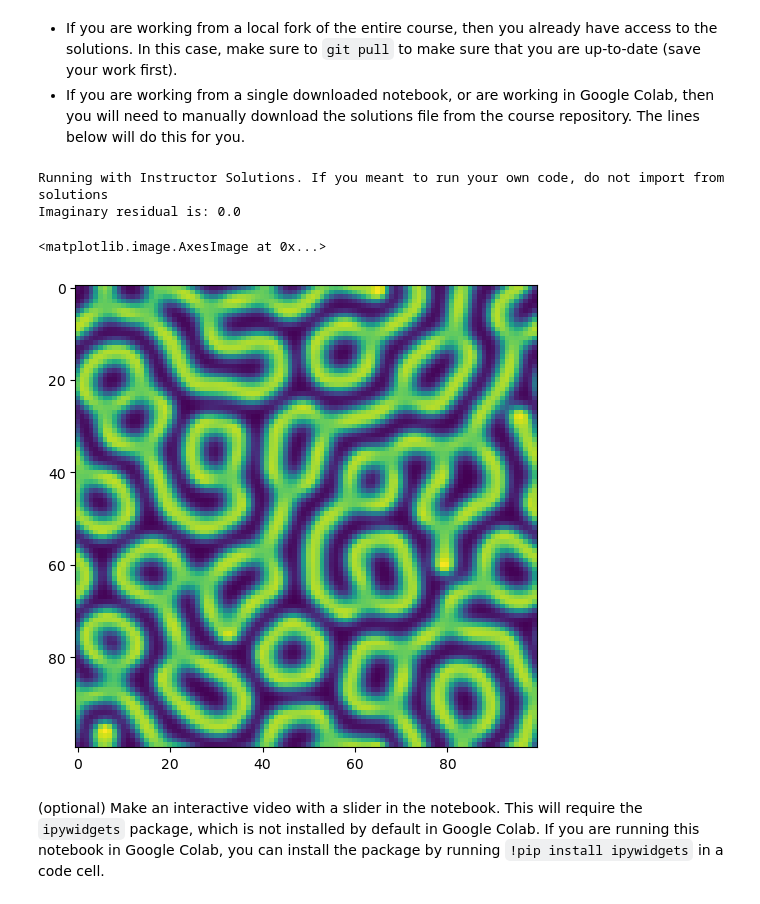
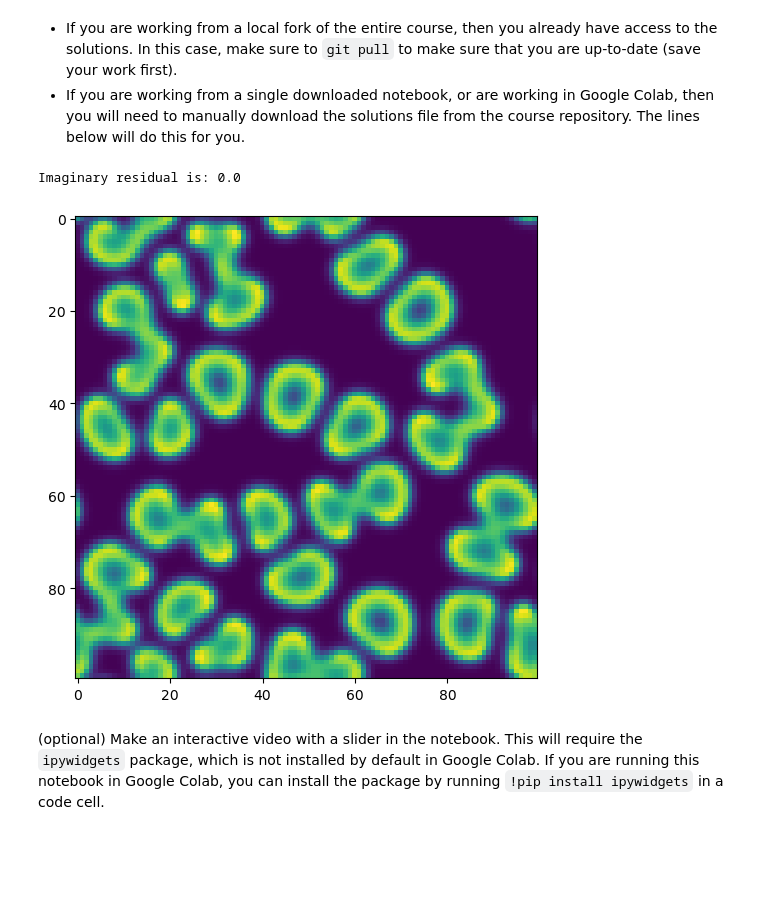
Before and after one commit to starmallow/PHY_329, a Jupyter notebook: HW05_pde_turing.ipynb, the cells around one changed output. Cells and saved outputs as stored; diff of their text form; code cells hidden in the pictures; blank space fills up the shorter version.

```diff
--- a/HW05_pde_turing.ipynb
+++ b/HW05_pde_turing.ipynb
@@ -600,24 +523,23 @@ GrayScott = ns['GrayScott']
 # %%
 ## Create initial conditions
 np.random.seed(0)
 u_ic = 0.5 +  1.5 * np.random.random((100, 100))
 v_ic = 1 - np.copy(u_ic)
 
 ## Run simulation
-model = GrayScott(*u_ic.shape)
-tpts, sol = model.solve([u_ic, v_ic], 0, 5000, 500)
+model = GrayScott(*u_ic.shape, b=0.0545)
+tpts, sol = model.solve([u_ic, v_ic], 0, 500, 50)
 
 ## Check that our spectral code is working: the imaginary residual should be small
 print(f"Imaginary residual is: {np.mean(np.abs(np.imag(np.array(sol))))}")
 sol = np.real(sol)
 
 plt.figure(figsize=(6, 6))
 plt.imshow(sol[-1, ..., 1])
+plt.show()
 # %% [output]
-Running with Instructor Solutions. If you meant to run your own code, do not import from solutions
 Imaginary residual is: 0.0
-<matplotlib.image.AxesImage at 0x...>
-[figure, old version]
+[figure, new version]
 # %% [markdown]
 (optional) Make an interactive video with a slider in the notebook. This will require the `ipywidgets` package, which is not installed by default in Google Colab. If you are running this notebook in Google Colab, you can install the package by running `!pip install ipywidgets` in a code cell.
 # %%
```
Also changed, not shown: parts of 11 cells of this notebook.
